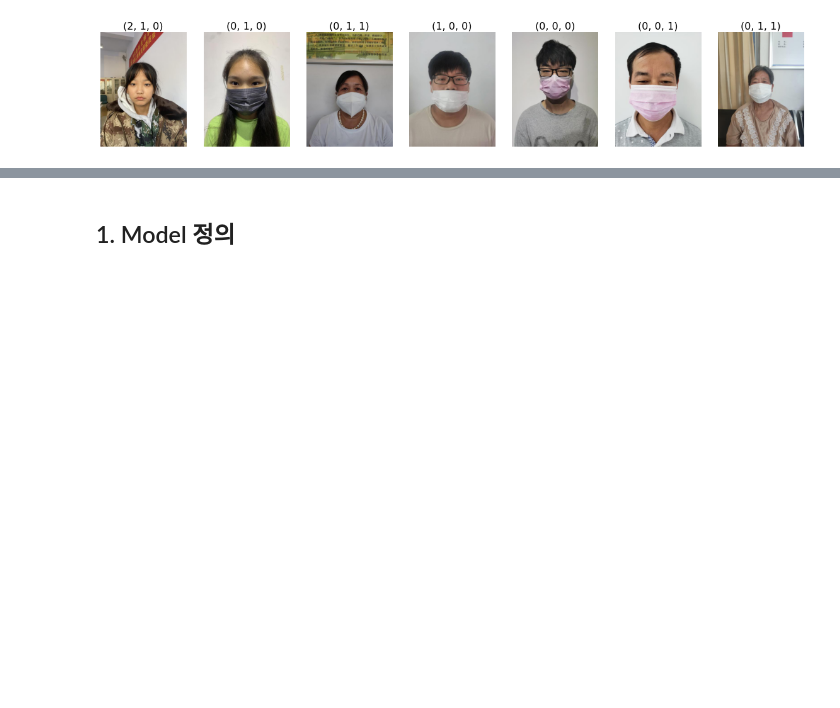
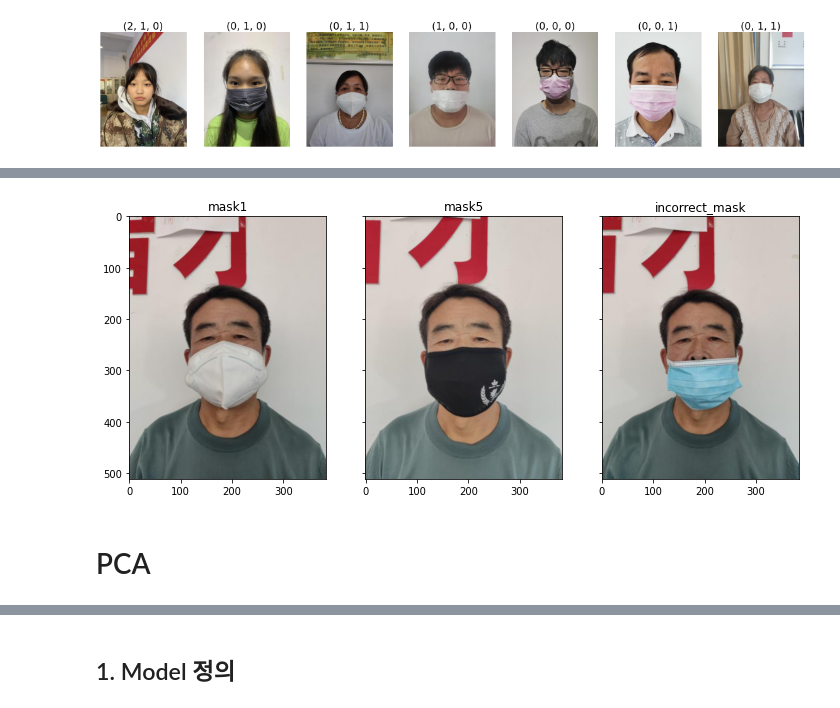
Before and after one commit to Junejae/level1-image-classification-level1-nlp-06, a Jupyter notebook: special_mission/hyunah/sample_submission.ipynb, the cells around one changed output, grey strips where cells are left out. Drawn from its saved outputs; the diff is of its cells as text; code cells hidden in the pictures; blank space fills up the shorter version.

```diff
--- a/special_mission/hyunah/sample_submission.ipynb
+++ b/special_mission/hyunah/sample_submission.ipynb
@@ -81,0 +115,19 @@ show_images(ds, indexs, 1, len(indexs)) # ColorJitter(0.1, 0.7, 1, 0.1)
+# %%
+num2class = [*ds._file_names.keys()]
+# %%
+face_cascade = cv2.CascadeClassifier(cv2.data.haarcascades + 'haarcascade_frontalface_default.xml')
+# %%
+def get_ext(img_dir, img_id):
+    """
+    학습 데이터셋 이미지 폴더에는 여러 하위폴더로 구성되고, 이 하위폴더들에는 각 사람의 사진들이 들어가있습니다. 하위폴더에 속한 이미지의 확장자를 구하는 함수입니다.
+
+    Args:
+        img_dir: 학습 데이터셋 이미지 폴더 경로
+        img_id: 학습 데이터셋 하위폴더 이름
+
+    Returns:
+        ext: 이미지의 확장자
+    """
+    filename = os.listdir(os.path.join(img_dir, img_id))[0]
+    ext = os.path.splitext(filename)[-1].lower()
+    return ext
@@ -81,0 +157,10 @@ show_images(ds, indexs, 1, len(indexs)) # ColorJitter(0.1, 0.7, 1, 0.1)
+# %%
+fig, axes = plt.subplots(1, len(not_found_idx), sharex=True, sharey=True, figsize=(12, 6))
+for i, j in enumerate(not_found_idx):
+    axes[i].imshow(imgs[j])
+    axes[i].set_title(f'{num2class[j]}')
+plt.show()
+# %% [output]
+[figure, added]
+# %% [markdown]
+# PCA
```
Also changed, not shown: parts of 21 cells of this notebook.
